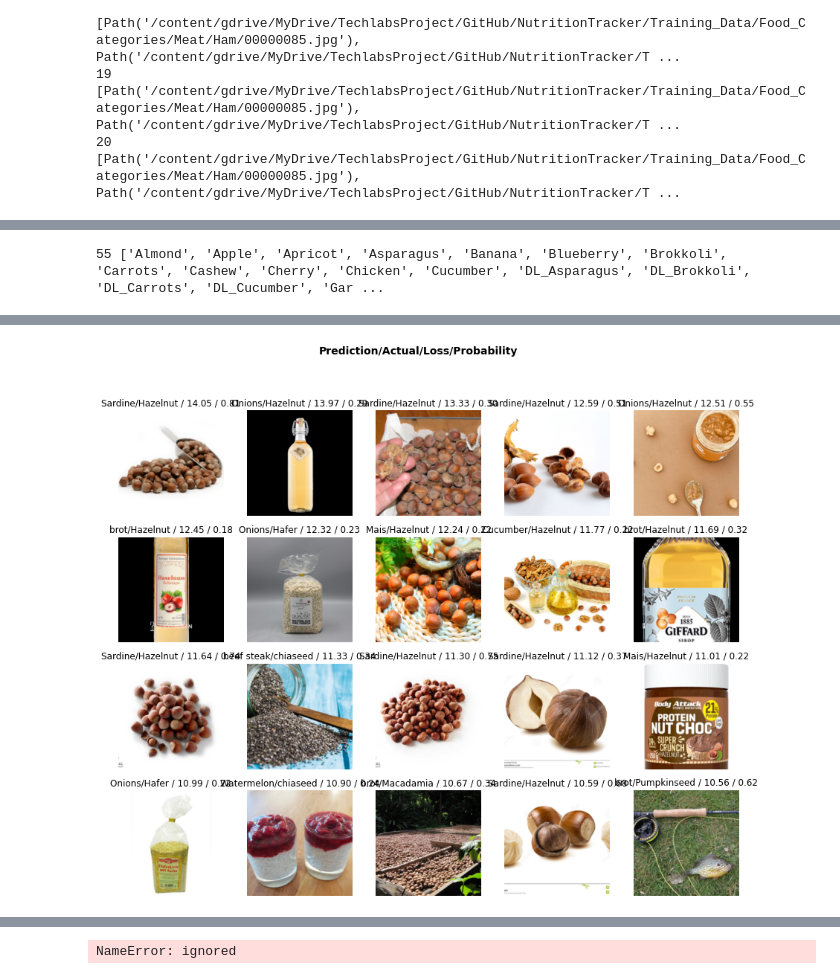
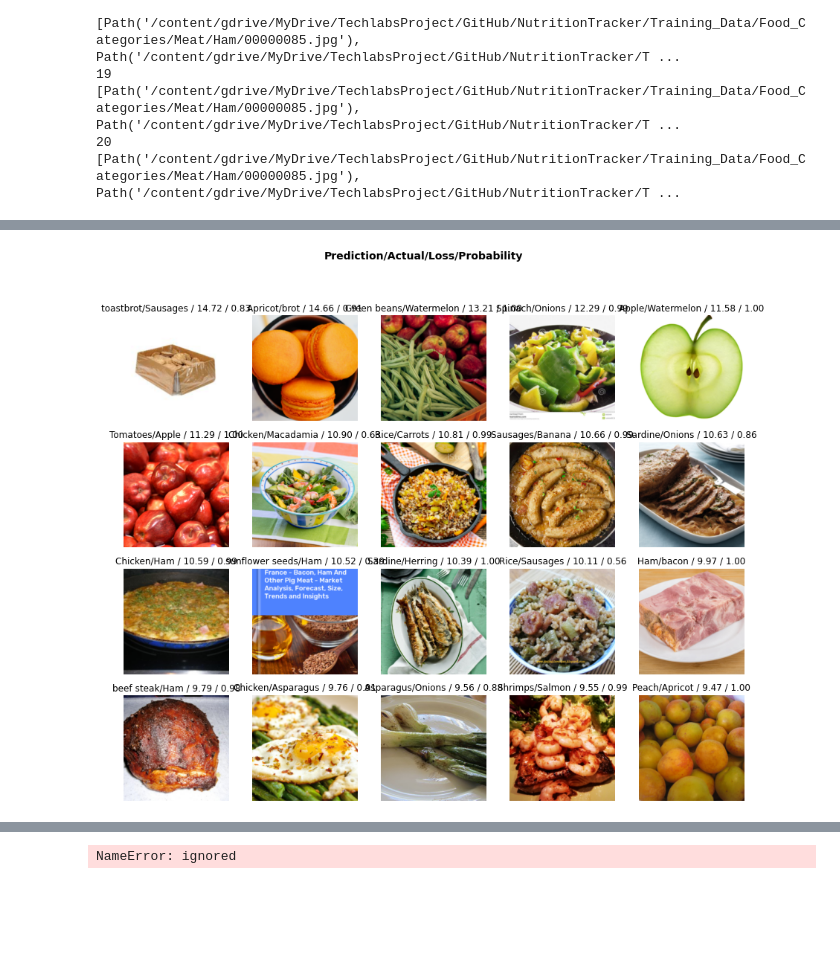
Before and after one commit to TechLabs-Dortmund/nutritional-value-determination, a Jupyter notebook: food_nn.ipynb, the cells around one changed output, grey strips where cells are left out. Drawn from its saved outputs; the diff is of its cells as text; code cells hidden in the pictures; blank space fills up the shorter version.

```diff
--- a/food_nn.ipynb
+++ b/food_nn.ipynb
@@ -120,0 +104,3 @@ learn.fine_tune(3)
+# %%
+learn = learn.load('/content/gdrive/MyDrive/TechlabsProject/GitHub/NutritionTracker/food_nn_ep10')
+learn.unfreeze()
@@ -121,9 +125,5 @@ learn.fine_tune(3)
 # %%
-# learn = cnn_learner(dls, resnet34, metrics=error_rate)
-# learn.fine_tune(3)
-print(len(dls.vocab), dls.vocab)
-# interp = ClassificationInterpretation.from_learner(learn)
+interp = ClassificationInterpretation.from_learner(learn)
 # interp.plot_confusion_matrix()
 interp.plot_top_losses(20)
 # %% [output]
-55 ['Almond', 'Apple', 'Apricot', 'Asparagus', 'Banana', 'Blueberry', 'Brokkoli', 'Carrots', 'Cashew', 'Cherry', 'Chicken', 'Cucumber', 'DL_Asparagus', 'DL_Brokkoli', 'DL_Carrots', 'DL_Cucumber', 'Gar ...
@@ -130 +131 @@ interp.plot_top_losses(20)
-[figure, old version]
+[figure, new version]
```
Also changed, not shown: parts of 20 cells of this notebook.
